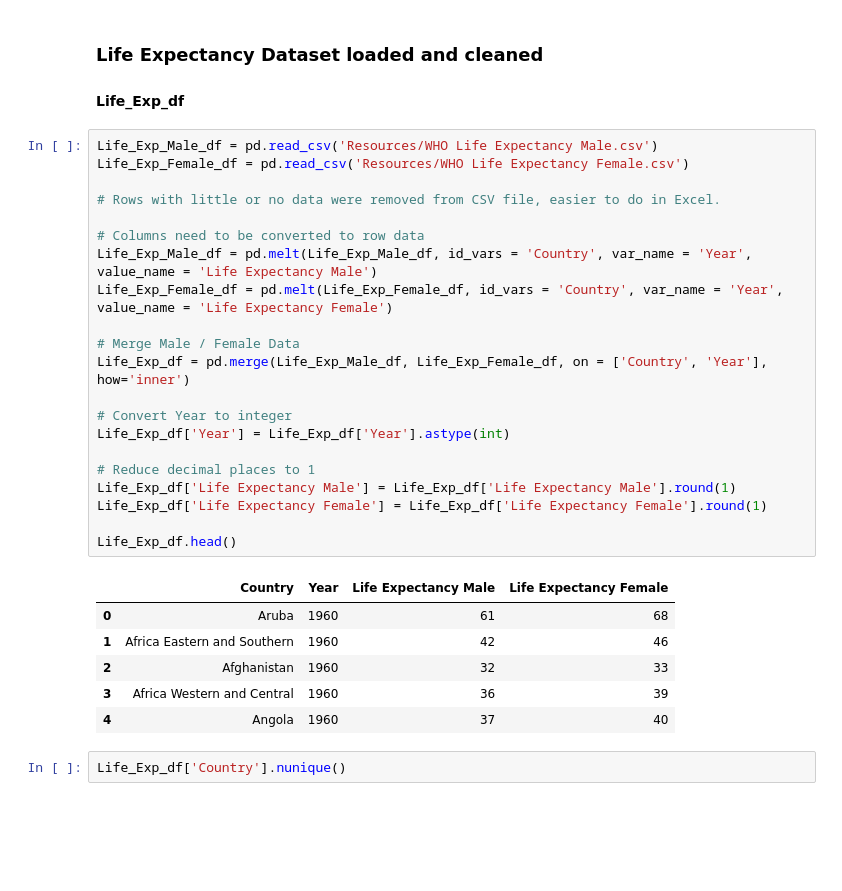
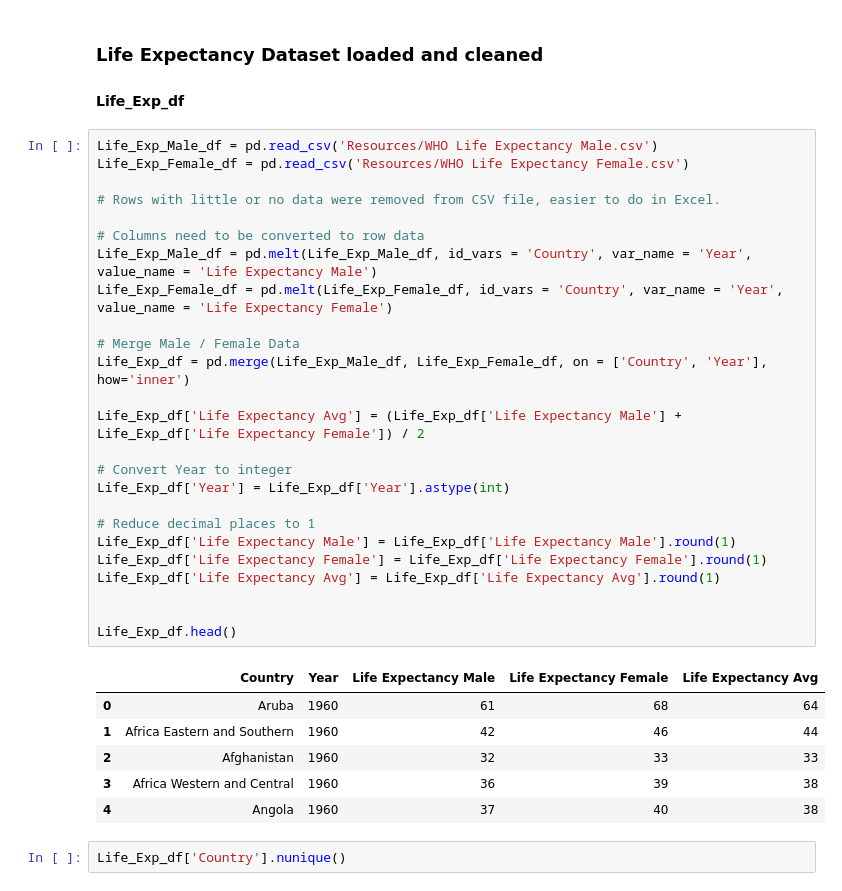
Before and after one commit to JNorthData/Life_Expectancy, a Jupyter notebook: life-expectancy.ipynb, the cells around one changed output. Drawn from its saved outputs; the diff is of its cells as text; blank space fills up the shorter version.

```diff
--- a/life-expectancy.ipynb
+++ b/life-expectancy.ipynb
@@ -12,31 +12,35 @@ import matplotlib.pyplot as plt
 # %%
 Life_Exp_Male_df = pd.read_csv('Resources/WHO Life Expectancy Male.csv')
 Life_Exp_Female_df = pd.read_csv('Resources/WHO Life Expectancy Female.csv')
 
 # Rows with little or no data were removed from CSV file, easier to do in Excel.
 
 # Columns need to be converted to row data
 Life_Exp_Male_df = pd.melt(Life_Exp_Male_df, id_vars = 'Country', var_name = 'Year', value_name = 'Life Expectancy Male')
 Life_Exp_Female_df = pd.melt(Life_Exp_Female_df, id_vars = 'Country', var_name = 'Year', value_name = 'Life Expectancy Female')
 
 # Merge Male / Female Data
 Life_Exp_df = pd.merge(Life_Exp_Male_df, Life_Exp_Female_df, on = ['Country', 'Year'], how='inner')
 
+Life_Exp_df['Life Expectancy Avg'] = (Life_Exp_df['Life Expectancy Male'] + Life_Exp_df['Life Expectancy Female']) / 2
+
 # Convert Year to integer
 Life_Exp_df['Year'] = Life_Exp_df['Year'].astype(int)
 
 # Reduce decimal places to 1
 Life_Exp_df['Life Expectancy Male'] = Life_Exp_df['Life Expectancy Male'].round(1)
 Life_Exp_df['Life Expectancy Female'] = Life_Exp_df['Life Expectancy Female'].round(1)
+Life_Exp_df['Life Expectancy Avg'] = Life_Exp_df['Life Expectancy Avg'].round(1)
+
 
 Life_Exp_df.head()
 # %% [output]
-|  | Country | Year | Life Expectancy Male | Life Expectancy Female |
-| 0 | Aruba | 1960 | 61 | 68 |
-| 1 | Africa Eastern and Southern | 1960 | 42 | 46 |
-| 2 | Afghanistan | 1960 | 32 | 33 |
-| 3 | Africa Western and Central | 1960 | 36 | 39 |
-| 4 | Angola | 1960 | 37 | 40 |
+|  | Country | Year | Life Expectancy Male | Life Expectancy Female | Life Expectancy Avg |
+| 0 | Aruba | 1960 | 61 | 68 | 64 |
+| 1 | Africa Eastern and Southern | 1960 | 42 | 46 | 44 |
+| 2 | Afghanistan | 1960 | 32 | 33 | 33 |
+| 3 | Africa Western and Central | 1960 | 36 | 39 | 38 |
+| 4 | Angola | 1960 | 37 | 40 | 38 |
 # %%
 Life_Exp_df['Country'].nunique()
 # %% [output]
```
Also changed, not shown: parts of 11 cells of this notebook, 4 other files.
